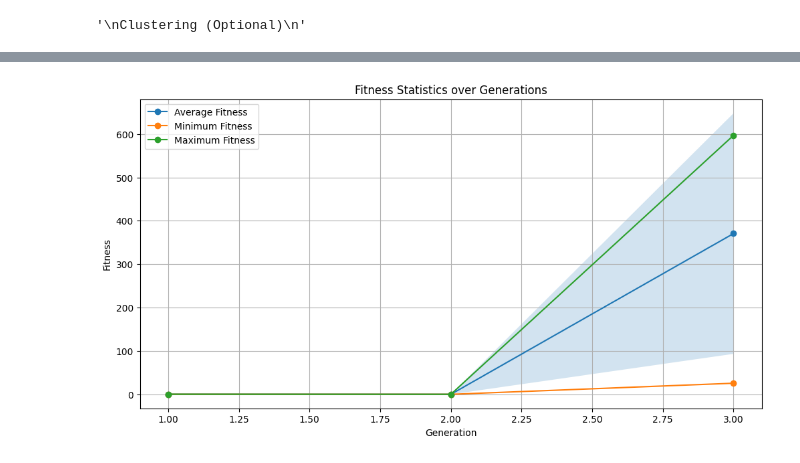
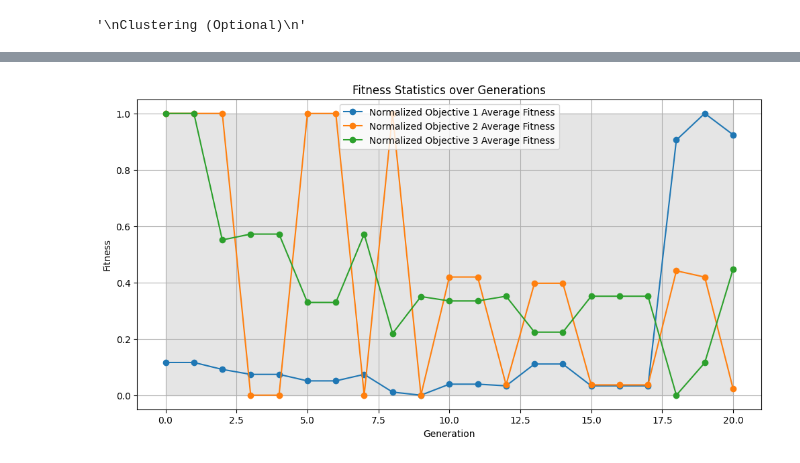
Before and after one commit to jemjemzzZ/Portfolio-Optimization-Research, a Jupyter notebook: Q1/ga_framework.ipynb, the cells around one changed output, grey strips where cells are left out. Saved outputs shown, nothing was run; the diff lists cells and outputs as text; code cells hidden in the pictures.

```diff
--- a/Q1/ga_framework.ipynb
+++ b/Q1/ga_framework.ipynb
@@ -86,11 +86,11 @@ def run_ga(pop_size, num_generations):
     stats.register("min", np.min, axis=0)
     stats.register("max", np.max, axis=0)
 
-    algorithms.eaSimple(pop, toolbox, cxpb=0.7, mutpb=0.2, ngen=num_generations, stats=stats, halloffame=hof, verbose=True)
+    pop, logbook = algorithms.eaSimple(pop, toolbox, cxpb=0.7, mutpb=0.2, ngen=num_generations, stats=stats, halloffame=hof, verbose=True)
 
-    return pop, hof, stats
+    return pop, hof, stats, logbook
 
 # Example run
-population, pareto_front, stats = run_ga(5, 10)  # 5 individuals, 10 generations
+population, pareto_front, stats, logbook = run_ga(5, 20)  # 5 individuals, 20 generations
 # %% [output]
 gen     nevals  avg                                             std                                             min                                             max
@@ -142,33 +137,39 @@ Individual: [0, 1, 0, 1, 1], Weights: [-1.25068155e-23  9.88494552e-01  1.150544
 Individual: [0, 0, 0, 0, 1], Weights: [1.0]
 Individual: [0, 1, 0, 0, 1], Weights: [0.5, 0.5]
 Individual: [0, 1, 0, 0, 0], Weights: [1.0]
-# %%
-# Stats
-all_stats = stats.compile(population) if stats else {}
-
-# Extracting the statistics
-avg_fitness = all_stats['avg']
-std_fitness = all_stats['std']
-min_fitness = all_stats['min']
-max_fitness = all_stats['max']
-
-# Number of generations
-generations = list(range(1, len(avg_fitness) + 1))
-
-# Plotting
-plt.figure(figsize=(12, 6))
-
-plt.plot(generations, avg_fitness, label='Average Fitness', marker='o')
-plt.plot(generations, min_fitness, label='Minimum Fitness', marker='o')
-plt.plot(generations, max_fitness, label='Maximum Fitness', marker='o')
-
-plt.fill_between(generations, avg_fitness - std_fitness, avg_fitness + std_fitness, alpha=0.2)
-
-plt.title('Fitness Statistics over Generations')
-plt.xlabel('Generation')
-plt.ylabel('Fitness')
-plt.legend()
-plt.grid(True)
-plt.show()
-# %% [output]
-[figure, removed]
+# %%
+# Extracting the statistics
+# Extracting the statistics
+gen = logbook.select("gen")
+avg_fitness = logbook.select("avg")
+std_fitness = logbook.select("std")
+min_fitness = logbook.select("min")
+max_fitness = logbook.select("max")
+
+# Normalization function
+def normalize(data):
+    min_val = np.min(data)
+    max_val = np.max(data)
+    return (data - min_val) / (max_val - min_val)
+
+# Normalizing the average fitness for each objective
+normalized_avg_fitness = [normalize([fit[i] for fit in avg_fitness]) for i in range(len(avg_fitness[0]))]
+
+# Plotting for multiple objectives
+plt.figure(figsize=(12, 6))
+
+# Loop through each objective
+for i, obj_avg in enumerate(normalized_avg_fitness):
+    # Plot the normalized average fitness for this objective
+    plt.plot(gen, obj_avg, label=f'Normalized Objective {i+1} Average Fitness', marker='o')
+
+plt.fill_between(gen, 0, 1, alpha=0.2, color='grey')
+
+plt.title('Fitness Statistics over Generations')
+plt.xlabel('Generation')
+plt.ylabel('Fitness')
+plt.legend()
+plt.grid(True)
+plt.show()
+# %% [output]
+[figure, added]
```
Also changed, not shown: parts of 3 cells of this notebook, 1 other file.
